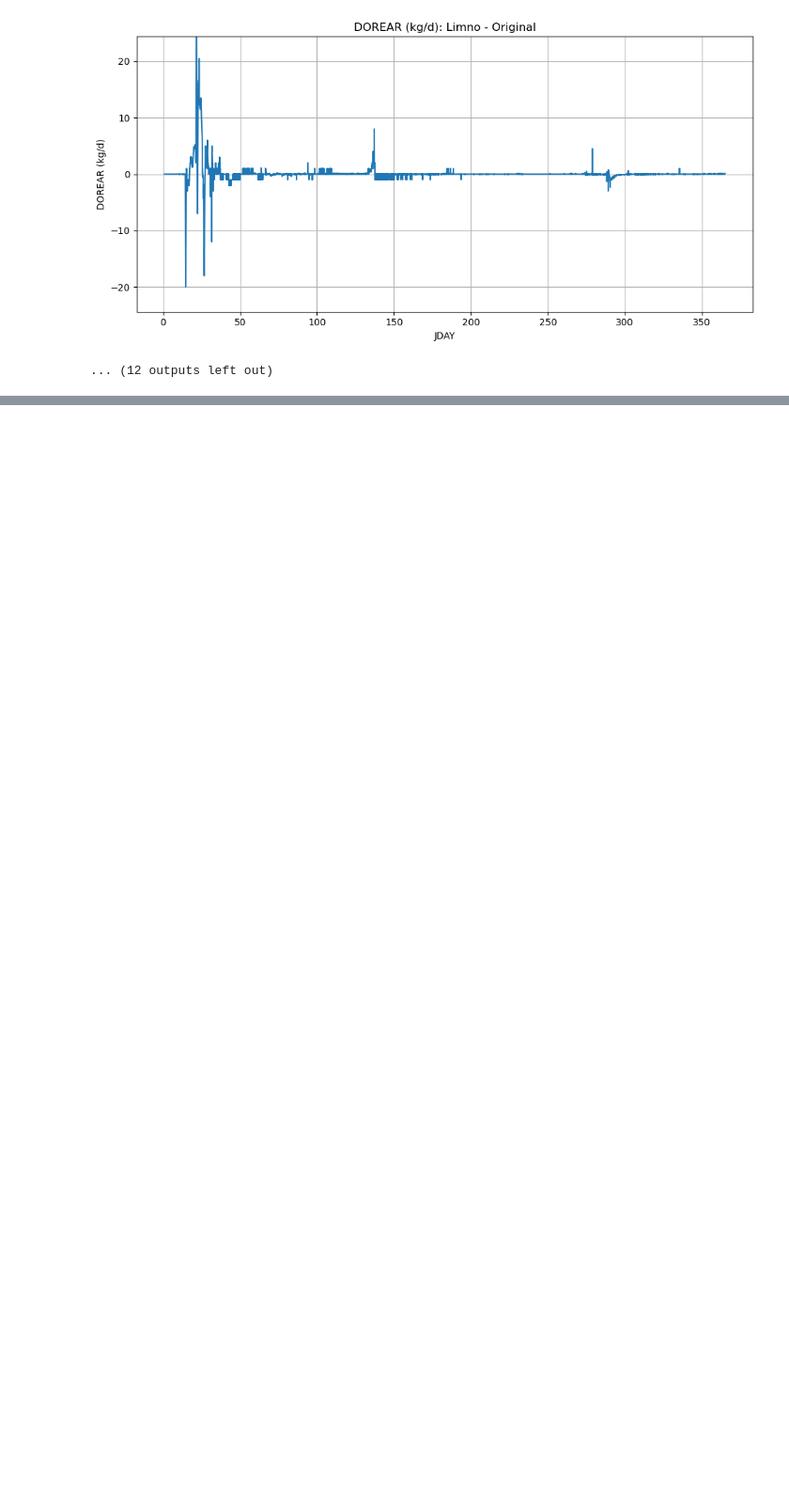
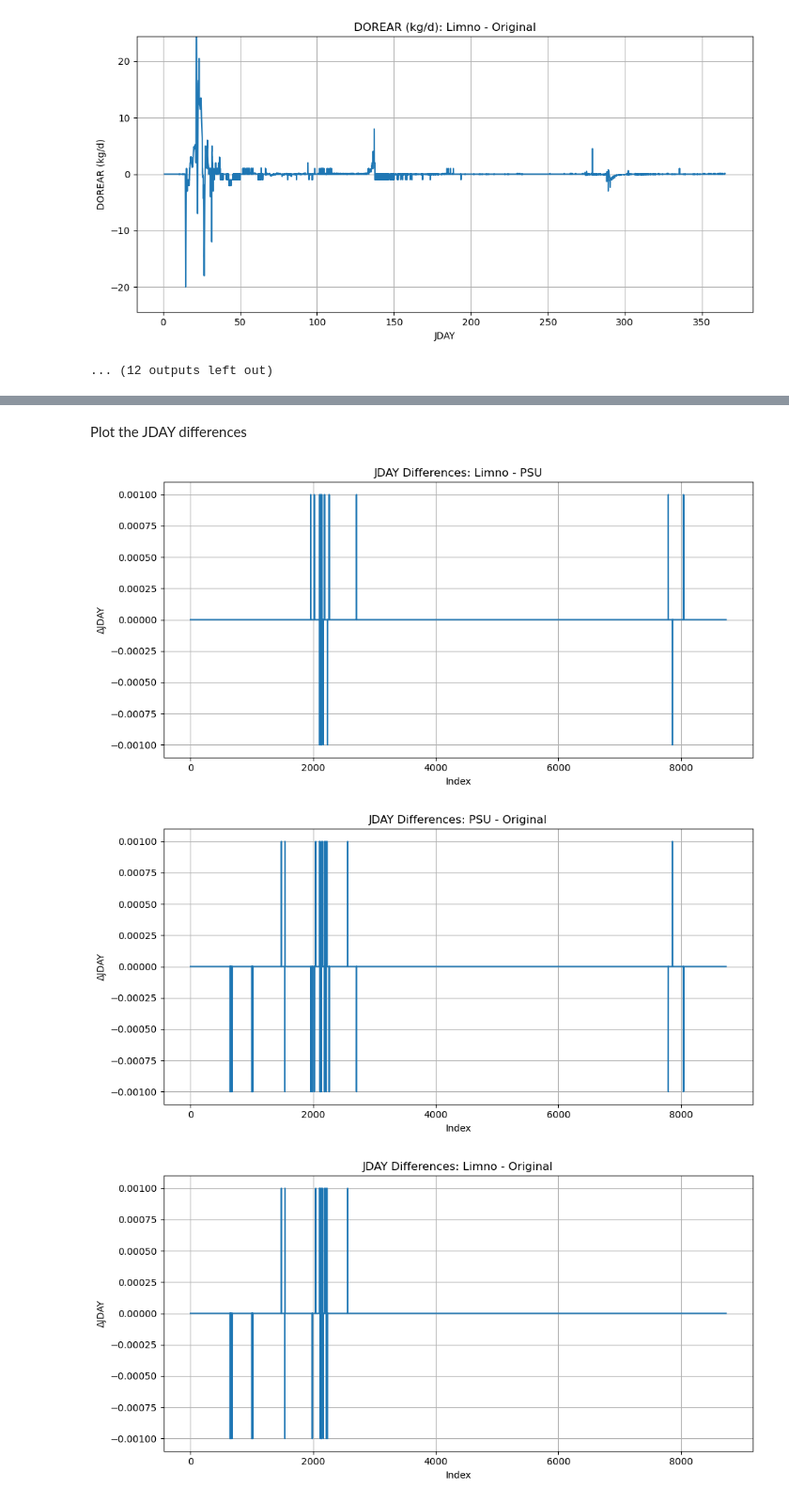
Before and after one commit to EcohydrologyTeam/CE-QUAL-W2-HAB-Capabilities, a Jupyter notebook: Model_Comparisons/model_comparisons.ipynb, the cells around one changed output, grey strips where cells are left out. Shown at 94% size. Saved outputs shown, nothing was run; the diff lists cells and outputs as text; code cells hidden in the pictures; blank space fills up the shorter version.

```diff
--- a/Model_Comparisons/model_comparisons.ipynb
+++ b/Model_Comparisons/model_comparisons.ipynb
@@ -120,0 +124,8 @@ DOREAR (kg/d)
+# %%
+jday_equal_limno_psu = df_limno['JDAY'].equals(df_psu['JDAY'])
+jday_equal_psu_original = df_psu['JDAY'].equals(df_original['JDAY'])
+jday_equal_limno_original = df_limno['JDAY'].equals(df_original['JDAY'])
+
+print("Limno vs PSU JDAY identical:", jday_equal_limno_psu)
+print("PSU vs Original JDAY identical:", jday_equal_psu_original)
+print("Limno vs Original JDAY identical:", jday_equal_limno_original)
@@ -120,0 +168,25 @@ DOREAR (kg/d)
+# %% [markdown]
+Plot the JDAY differences
+# %%
+def plot_jday_diff(df1, df2, label):
+    plt.figure(figsize=(10, 5))
+    plt.plot(df1['JDAY'] - df2['JDAY'])
+    plt.title(f'JDAY Differences: {label}')
+    plt.ylabel('ΔJDAY')
+    plt.xlabel('Index')
+    plt.grid(True)
+    plt.tight_layout()
+    plt.show()
+
+if not jday_equal_limno_psu:
+    plot_jday_diff(df_limno, df_psu, 'Limno - PSU')
+
+if not jday_equal_psu_original:
+    plot_jday_diff(df_psu, df_original, 'PSU - Original')
+
+if not jday_equal_limno_original:
+    plot_jday_diff(df_limno, df_original, 'Limno - Original')
+# %% [output]
+[figure, added]
+[figure, added]
+[figure, added]
```
Also changed, not shown: parts of 5 cells of this notebook, 5 other files.
